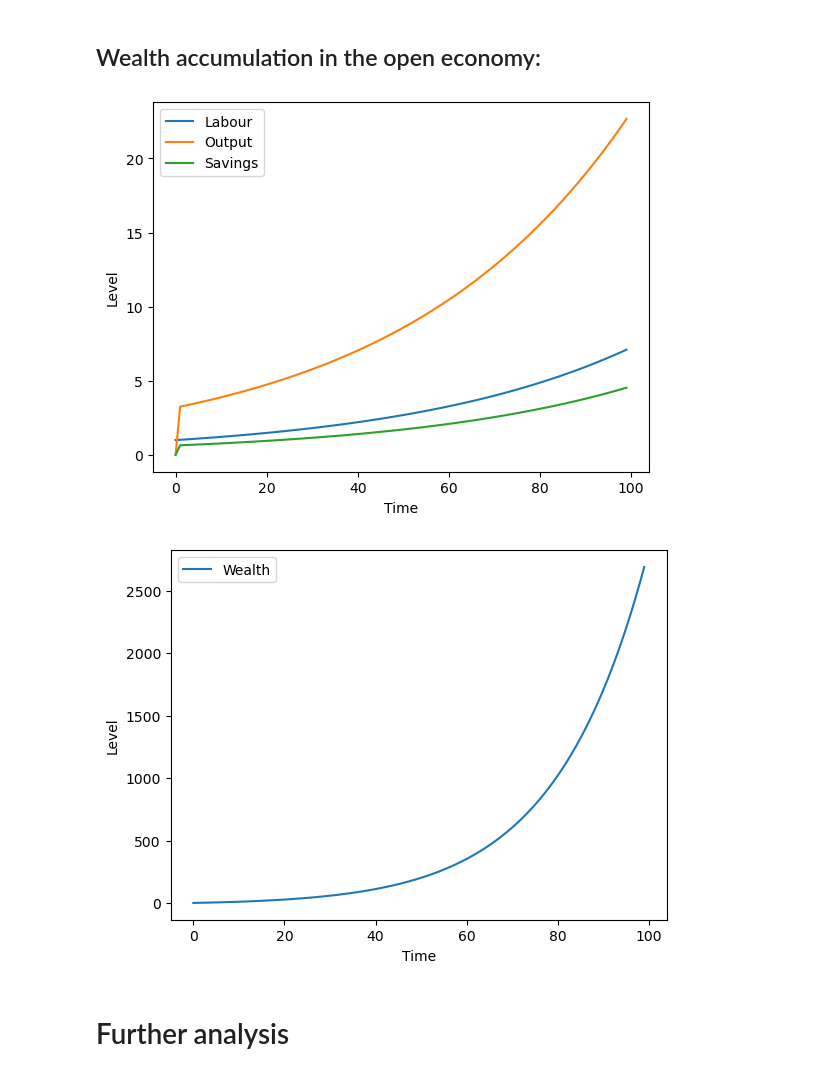
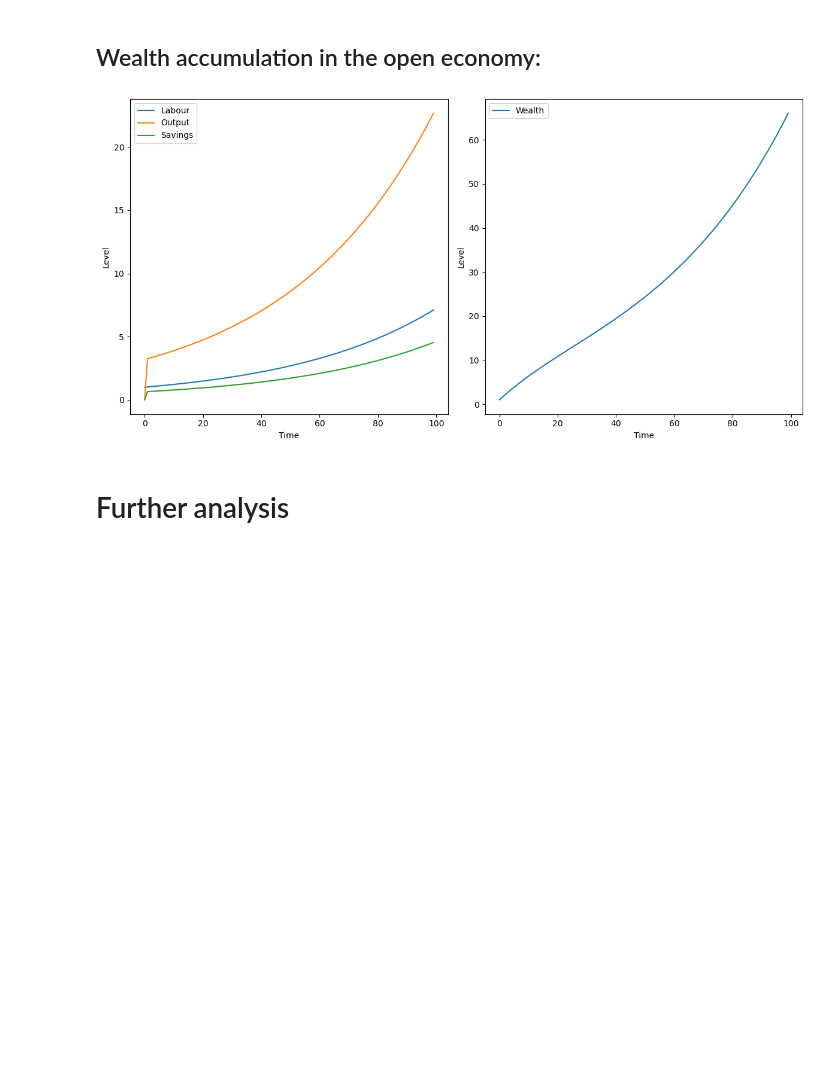
Before and after one commit to NumEconCopenhagen/projects-2024-andreas-og-magnus, a Jupyter notebook: modelproject/modelproject.ipynb, the cells around one changed output. Saved outputs shown, nothing was run; the diff lists cells and outputs as text; code cells hidden in the pictures; blank space fills up the shorter version.

```diff
--- a/modelproject/modelproject.ipynb
+++ b/modelproject/modelproject.ipynb
@@ -151,61 +151,59 @@ import matplotlib.pyplot as plt
 from ipywidgets import interact
 import ipywidgets as widgets
 
 #  We define parameters of the model. Note all parameter values are obtained from the vinter 2023 macro I exam
 
 alpha = 0.3
 n = 0.02
 g = 0.03
 r_bar = 0.02
 B = 1
 
 # Initial conditions for wealth and labour
 V0 = 1.0
 L0 = 1.0
 
 T = 100  # Number of periods to simulate
 
 # We proceed to simulate the open Solow model
-def solow_model(delta, s):
-    K = np.zeros(T)
-    Y = np.zeros(T)
-    L = np.zeros(T)
-    V = np.zeros(T)
-    S = np.zeros(T)
+K = np.zeros(T)
+Y = np.zeros(T)
+L = np.zeros(T)
+V = np.zeros(T)
+S = np.zeros(T)
 
-    L[0] = L0
-    V[0] = V0
+L[0] = L0
+V[0] = V0
 
-    for t in range(1, T):
+for t in range(1, T):
         L[t] = L[t-1] * (1 + n)
         K[t] = (B*alpha/r_bar)**(1/(1-alpha)) * L[t]
         Y[t] = B*(K[t]**alpha) * L[t]**(1-alpha)
         S[t] = s * Y[t]
-        V[t] = S[t] + (1 + delta) * V[t-1]
+        V[t] = S[t] + (1 - delta) * V[t-1]
 
     # Plotting the results
-    time = np.arange(T)
+time = np.arange(T)
 
-    plt.figure(figsize=(12, 6))
-    plt.subplot(1, 2, 1)
-    plt.plot(time, L, label='Labour')
-    plt.plot(time, Y, label='Output')
-    plt.plot(time, S, label='Savings')
-    plt.xlabel('Time')
-    plt.ylabel('Level')
-    plt.legend()
+plt.figure(figsize=(12, 6))
+plt.subplot(1, 2, 1)
+plt.plot(time, L, label='Labour')
+plt.plot(time, Y, label='Output')
+plt.plot(time, S, label='Savings')
+plt.xlabel('Time')
+plt.ylabel('Level')
+plt.legend()
 
-    plt.subplot(1, 2, 2)
-    plt.plot(time, V, label='Wealth')
-    plt.xlabel('Time')
-    plt.ylabel('Level')
-    plt.legend()
+plt.subplot(1, 2, 2)
+plt.plot(time, V, label='Wealth')
+plt.xlabel('Time')
+plt.ylabel('Level')
+plt.legend()
 
-    plt.tight_layout()
-    plt.show()
+plt.tight_layout()
+plt.show()
 # %% [output]
-[figure, old version]
+[figure, new version]
-[figure, removed]
 # %% [markdown]
 # Further analysis
 # %% [markdown]
```
